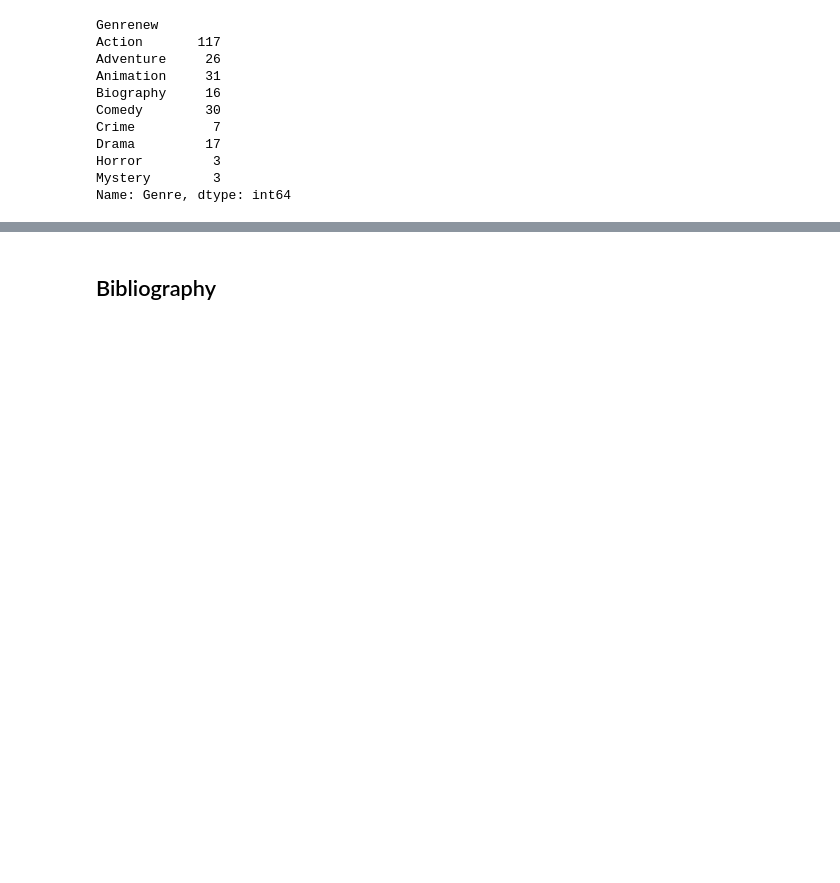
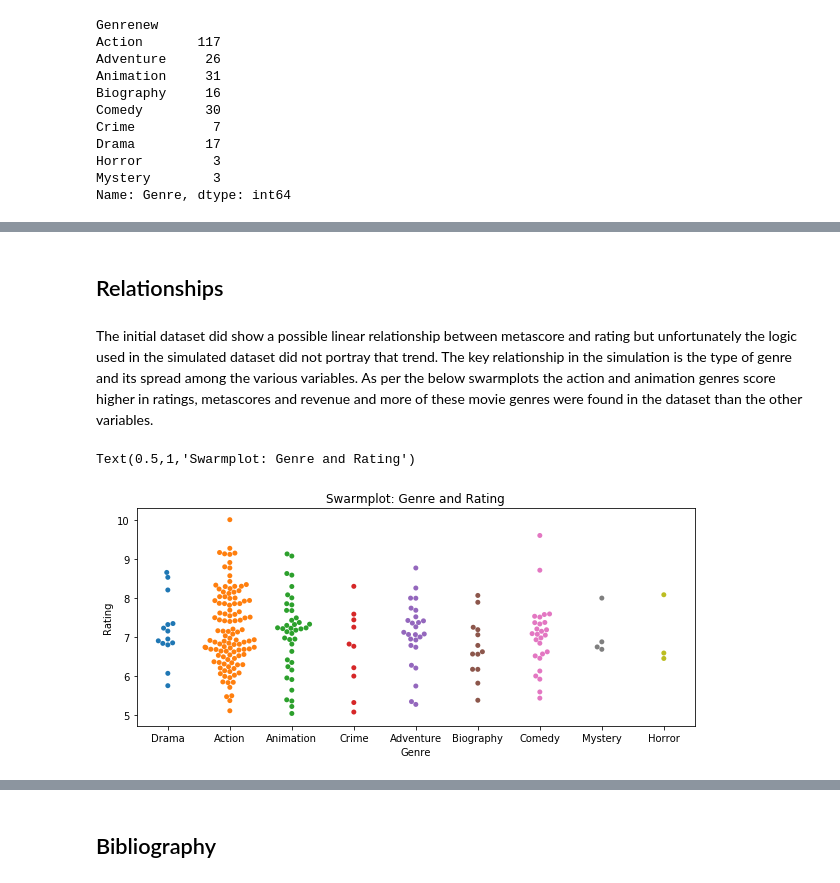
Before and after one commit to donalcarr/DC_Real-World-Simulation, a Jupyter notebook: Project 2018 - Simulation Movies.ipynb, the cells around one changed output, grey strips where cells are left out. Cells and saved outputs as stored; diff of their text form; code cells hidden in the pictures; blank space fills up the shorter version.

```diff
--- a/Project 2018 - Simulation Movies.ipynb
+++ b/Project 2018 - Simulation Movies.ipynb
@@ -321,0 +299,13 @@ SimData.groupby('Genre').count()
+# %% [markdown]
+## Relationships
+# %% [markdown]
+The initial dataset did show a possible linear relationship between metascore and rating but unfortunately the logic used in the simulated dataset did not portray that trend. The key relationship in the simulation is the type of genre and its spread among the various variables. As per the below swarmplots the action and animation genres score higher in ratings, metascores and revenue and more of these movie genres were found in the dataset than the other variables.
+# %%
+##https://seaborn.pydata.org/generated/seaborn.swarmplot.html
+fig = plt.gcf()
+fig.set_size_inches(10, 4)
+sns.swarmplot(x="Genre", y="Rating", data=SimData)
+plt.title("Swarmplot: Genre and Rating")
+# %% [output]
+Text(0.5,1,'Swarmplot: Genre and Rating')
+[figure, added]
```
Also changed, not shown: parts of 25 cells of this notebook.
